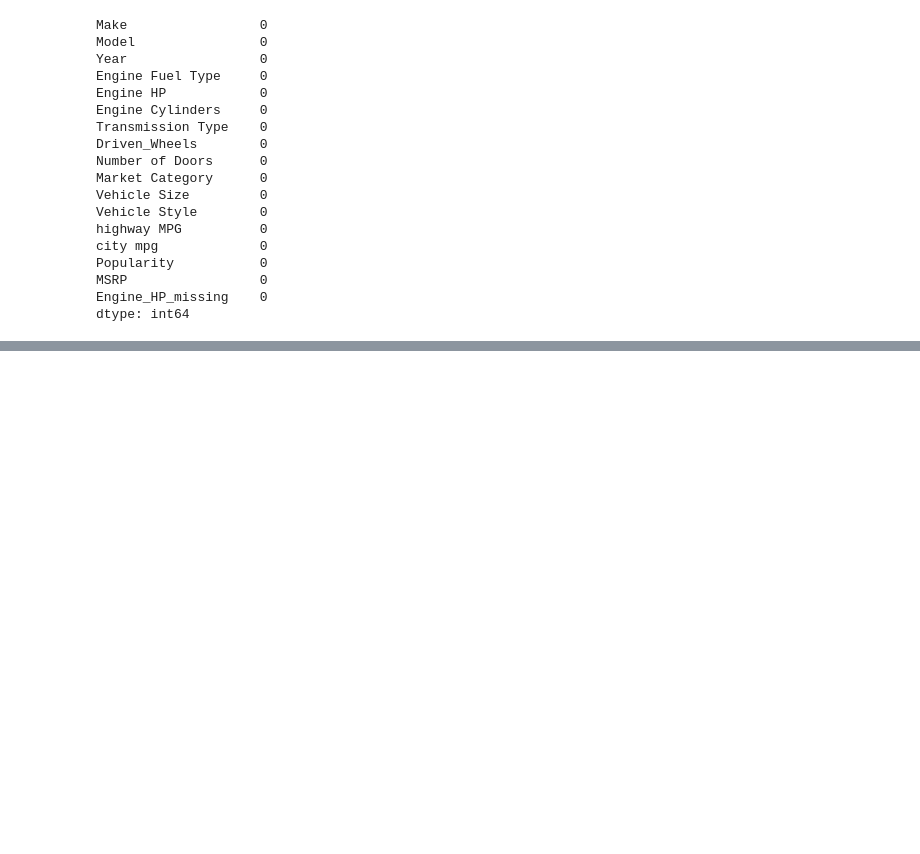
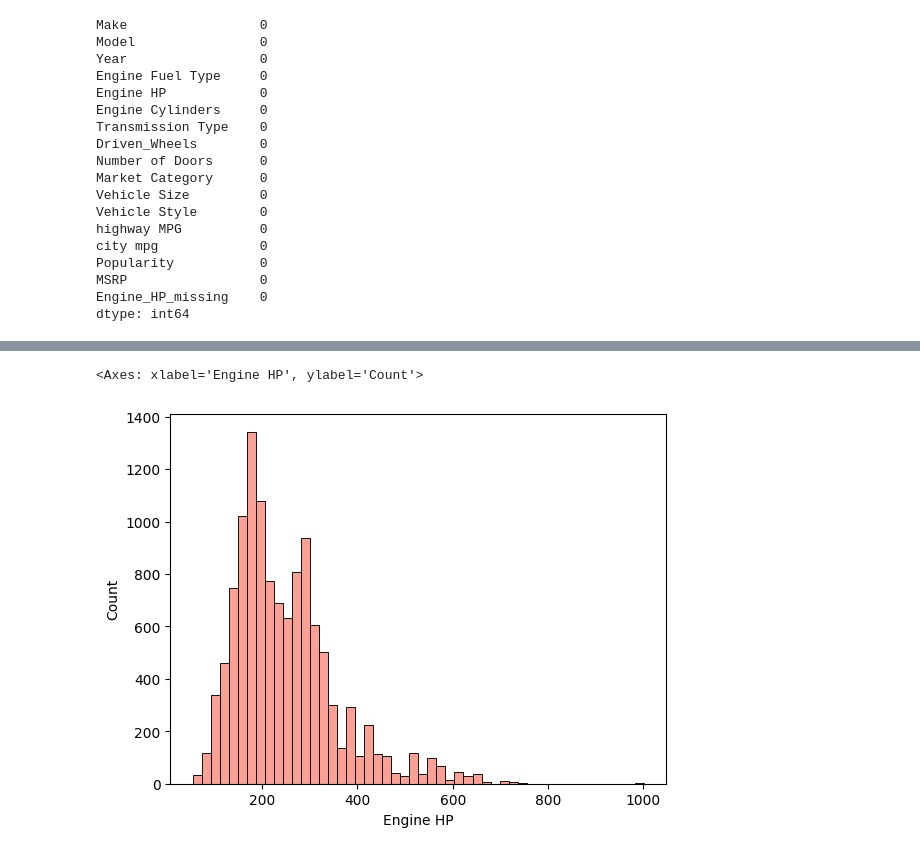
Before and after one commit to PremKarhale/CarRecommendationSystem, a Jupyter notebook: model_training/car_recommendation.ipynb, the cells around one changed output, grey strips where cells are left out. Saved outputs shown, nothing was run; the diff lists cells and outputs as text; code cells hidden in the pictures; blank space fills up the shorter version.

```diff
--- a/model_training/car_recommendation.ipynb
+++ b/model_training/car_recommendation.ipynb
@@ -141,0 +147,5 @@ dtype: int64
+# %%
+sns.histplot(df['Engine HP'], bins=50, color='salmon')
+# %% [output]
+<Axes: xlabel='Engine HP', ylabel='Count'>
+[figure, added]
```
Also changed, not shown: parts of 4 cells of this notebook.
